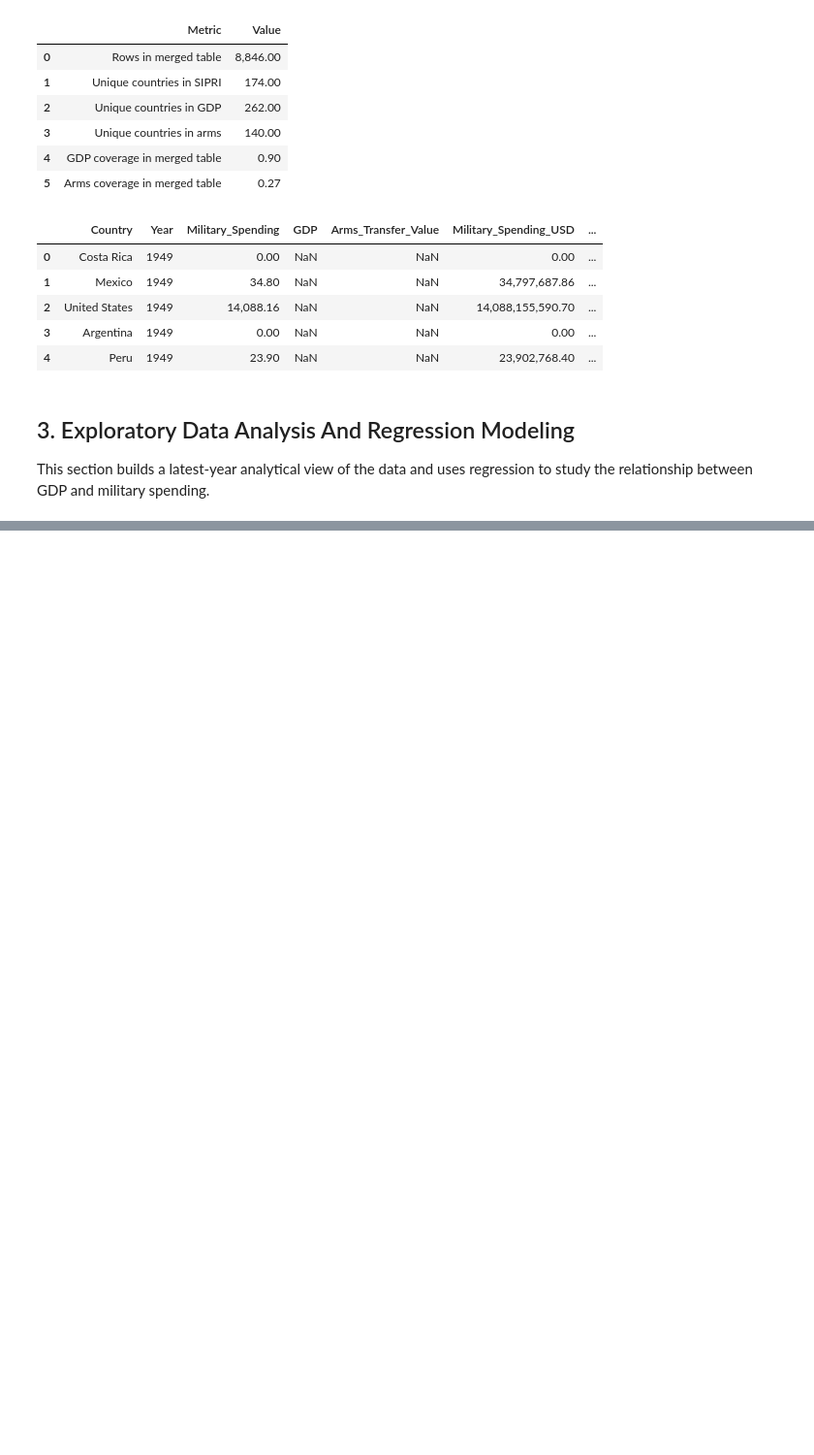
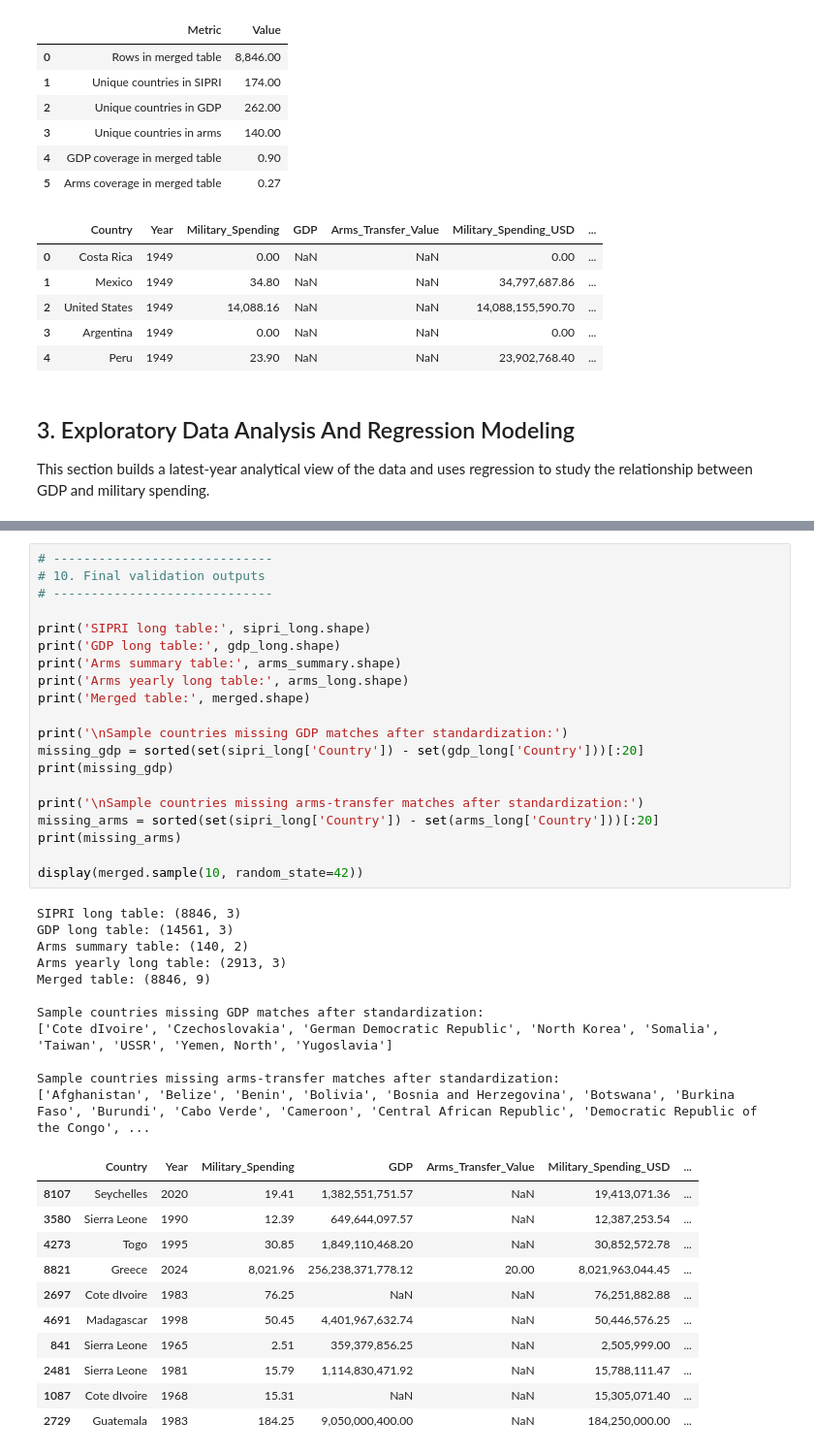
Before and after one commit to Arya-ghosh07/Global-Defense-Economics-Analysis, a Jupyter notebook: project.ipynb, the cells around one changed output, grey strips where cells are left out. Shown at 97% size. Saved outputs shown, nothing was run; the diff lists cells and outputs as text; blank space fills up the shorter version.

```diff
--- a/project.ipynb
+++ b/project.ipynb
@@ -325,0 +979,43 @@ This section builds a latest-year analytical view of the data and uses regressio
+# %%
+# -----------------------------
+# 10. Final validation outputs
+# -----------------------------
+
+print('SIPRI long table:', sipri_long.shape)
+print('GDP long table:', gdp_long.shape)
+print('Arms summary table:', arms_summary.shape)
+print('Arms yearly long table:', arms_long.shape)
+print('Merged table:', merged.shape)
+
+print('\nSample countries missing GDP matches after standardization:')
+missing_gdp = sorted(set(sipri_long['Country']) - set(gdp_long['Country']))[:20]
+print(missing_gdp)
+
+print('\nSample countries missing arms-transfer matches after standardization:')
+missing_arms = sorted(set(sipri_long['Country']) - set(arms_long['Country']))[:20]
+print(missing_arms)
+
+display(merged.sample(10, random_state=42))
+# %% [output]
+SIPRI long table: (8846, 3)
+GDP long table: (14561, 3)
+Arms summary table: (140, 2)
+Arms yearly long table: (2913, 3)
+Merged table: (8846, 9)
+
+Sample countries missing GDP matches after standardization:
+['Cote dIvoire', 'Czechoslovakia', 'German Democratic Republic', 'North Korea', 'Somalia', 'Taiwan', 'USSR', 'Yemen, North', 'Yugoslavia']
+
+Sample countries missing arms-transfer matches after standardization:
+['Afghanistan', 'Belize', 'Benin', 'Bolivia', 'Bosnia and Herzegovina', 'Botswana', 'Burkina Faso', 'Burundi', 'Cabo Verde', 'Cameroon', 'Central African Republic', 'Democratic Republic of the Congo', ...
+|  | Country | Year | Military_Spending | GDP | Arms_Transfer_Value | Military_Spending_USD | ... |
+| 8107 | Seychelles | 2020 | 19.41 | 1,382,551,751.57 | NaN | 19,413,071.36 | ... |
+| 3580 | Sierra Leone | 1990 | 12.39 | 649,644,097.57 | NaN | 12,387,253.54 | ... |
+| 4273 | Togo | 1995 | 30.85 | 1,849,110,468.20 | NaN | 30,852,572.78 | ... |
+| 8821 | Greece | 2024 | 8,021.96 | 256,238,371,778.12 | 20.00 | 8,021,963,044.45 | ... |
+| 2697 | Cote dIvoire | 1983 | 76.25 | NaN | NaN | 76,251,882.88 | ... |
+| 4691 | Madagascar | 1998 | 50.45 | 4,401,967,632.74 | NaN | 50,446,576.25 | ... |
+| 841 | Sierra Leone | 1965 | 2.51 | 359,379,856.25 | NaN | 2,505,999.00 | ... |
+| 2481 | Sierra Leone | 1981 | 15.79 | 1,114,830,471.92 | NaN | 15,788,111.47 | ... |
+| 1087 | Cote dIvoire | 1968 | 15.31 | NaN | NaN | 15,305,071.40 | ... |
+| 2729 | Guatemala | 1983 | 184.25 | 9,050,000,400.00 | NaN | 184,250,000.00 | ... |
```
Also changed, not shown: parts of 10 cells of this notebook.
